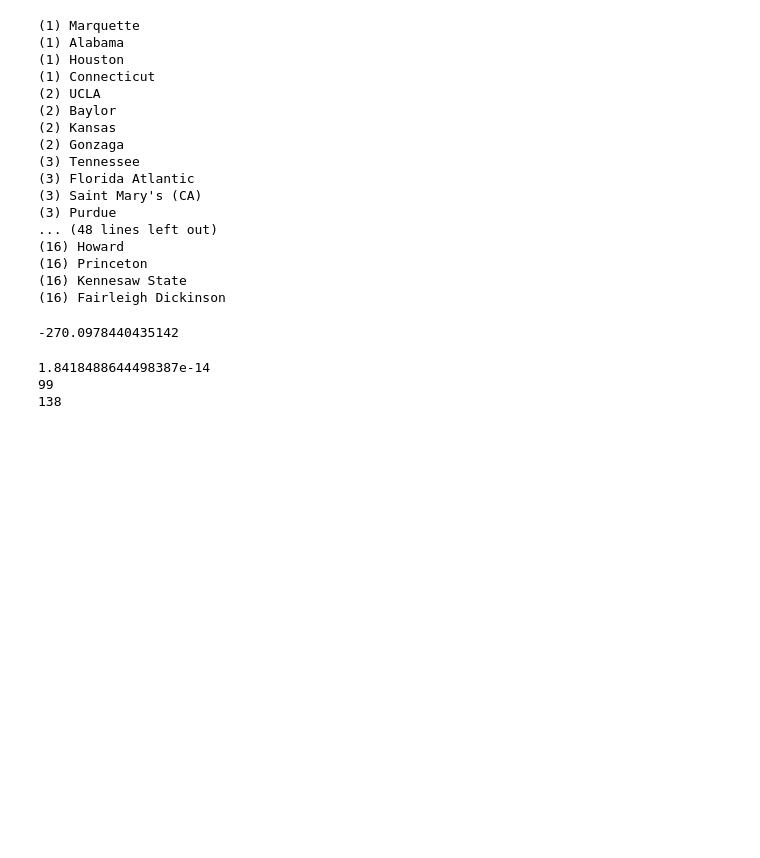
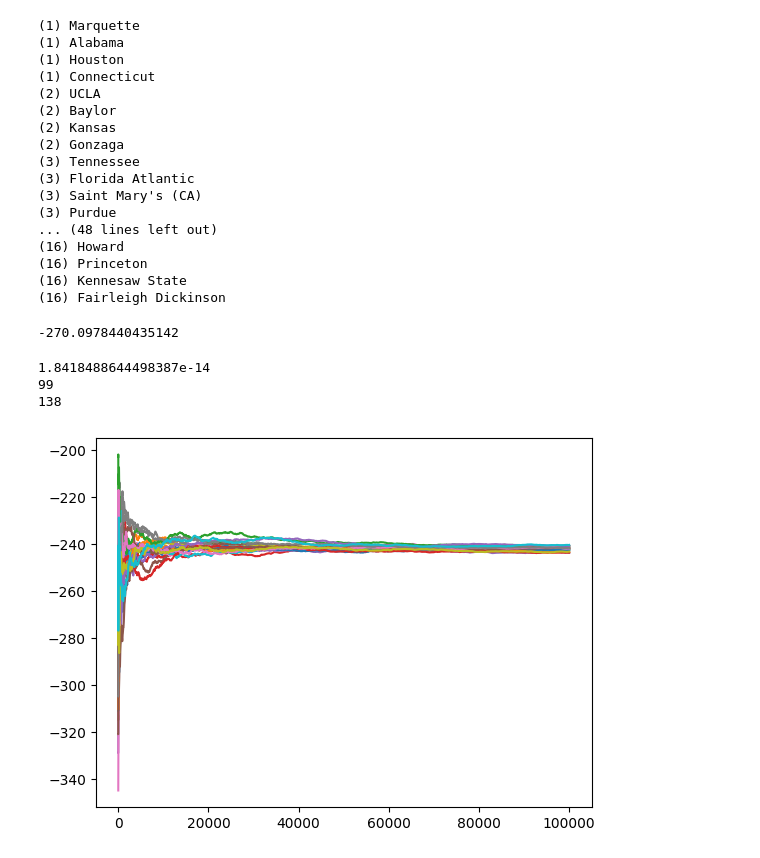
Before and after one commit to jhawgs/StochasticBaskets, a Jupyter notebook: naive_approaches.ipynb, the cells around one changed output. Cells and saved outputs as stored; diff of their text form; code cells hidden in the pictures; blank space fills up the shorter version.

Commit message:
add more graphs

```diff
--- a/naive_approaches.ipynb
+++ b/naive_approaches.ipynb
@@ -149,3 +149,15 @@ print(optimal_seed.mlb.outcome_error(optimal_seed))
 1.8418488644498387e-14
 99
 138
+# %%
+dists = []
+for i in range(20):
+    ncaa_seed.mean_variance(100000)
+    dists.append(ncaa_seed.dist)
+# %%
+dists = np.array(dists)
+means = [[np.mean(d[:i+1], axis=-1) for i in range(len(d))] for d in dists]
+for mean in means:
+    plt.plot(mean)
+# %% [output]
+[figure, added]
```
Also changed, not shown: parts of 4 cells of this notebook.
